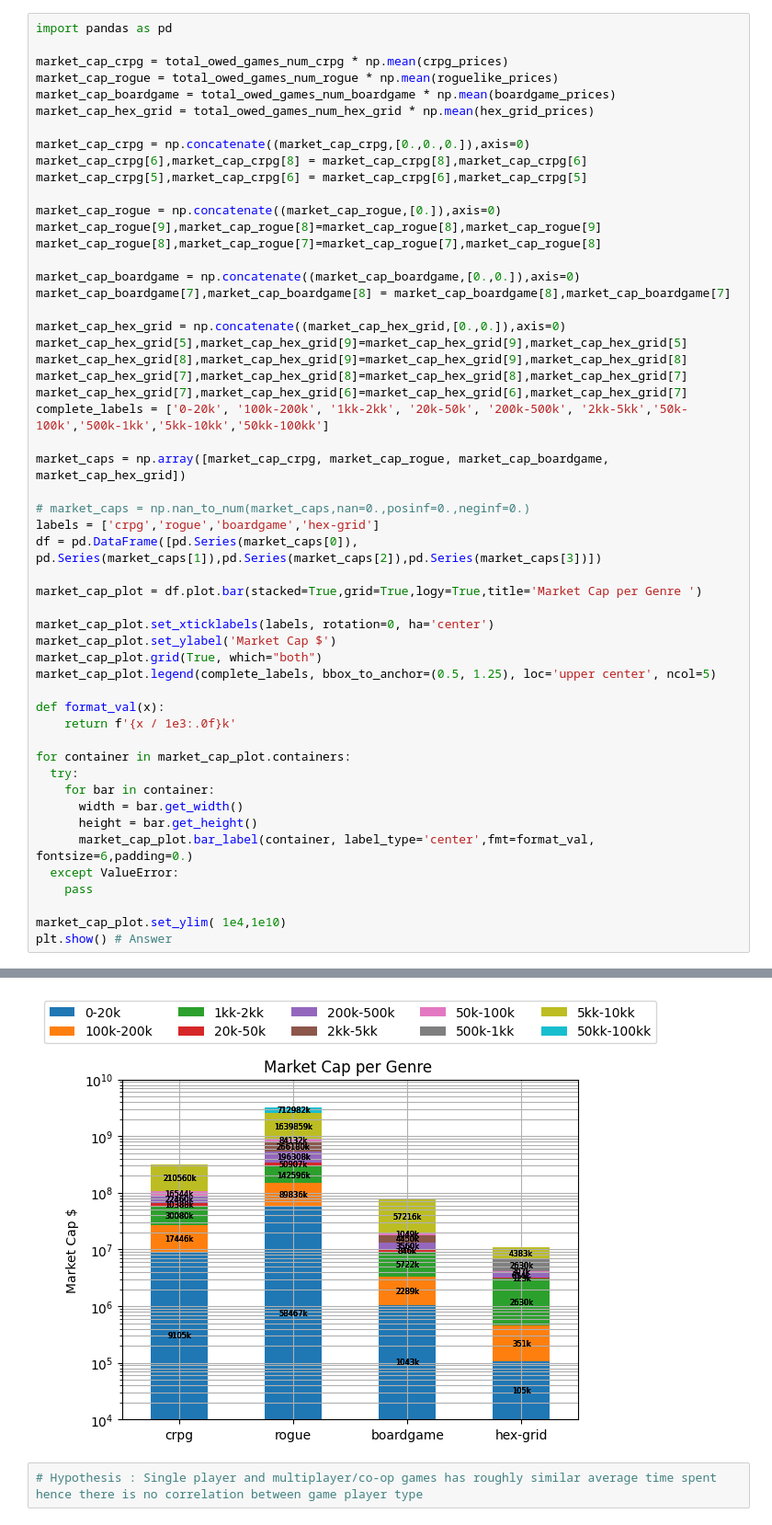
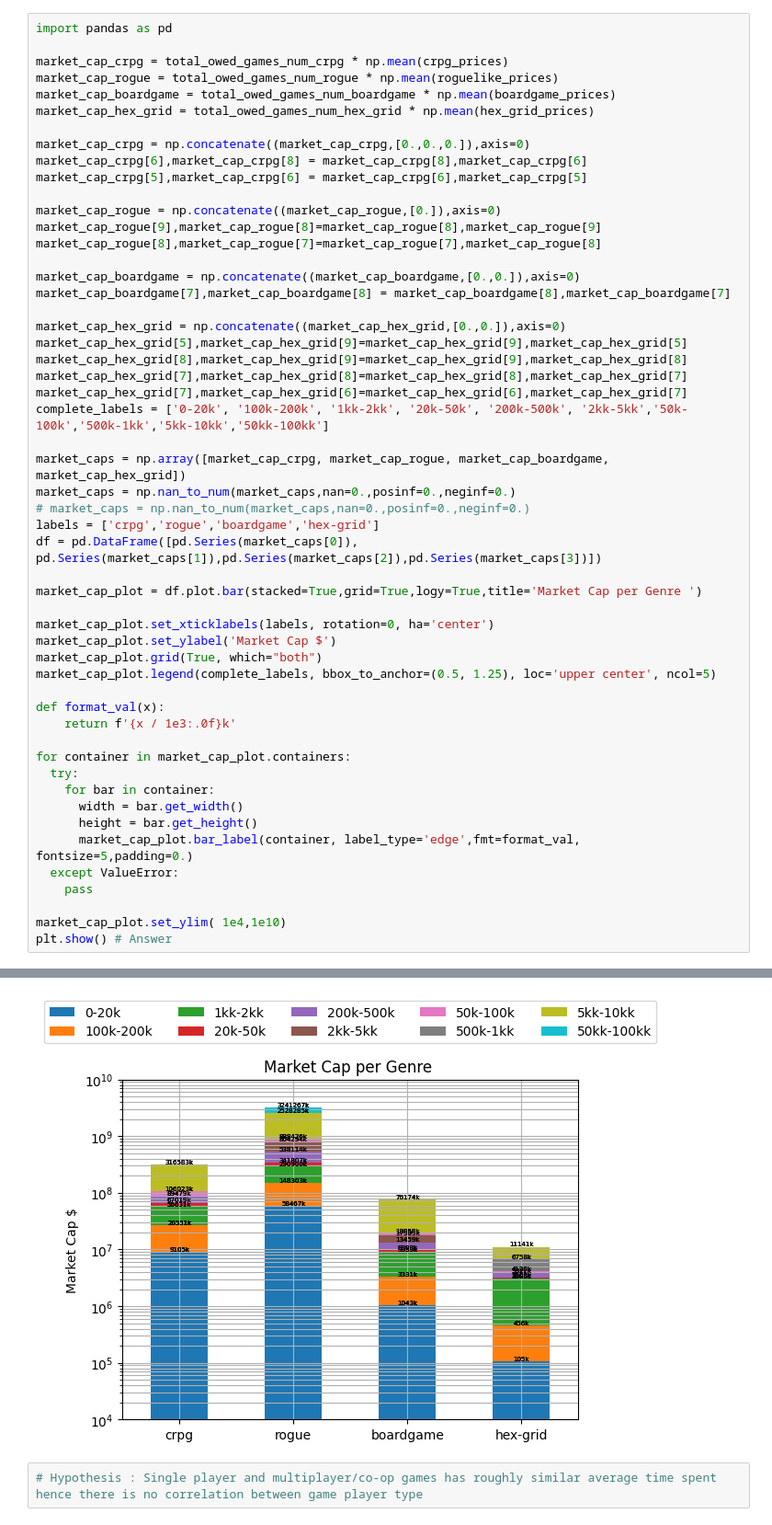
Before and after one commit to pmikola/steam_game_analysis, a Jupyter notebook: analysis.ipynb, the cells around one changed output, grey strips where cells are left out. Shown at 92% size. Drawn from its saved outputs; the diff is of its cells as text.

Commit message:
edge barplot change - need to offset those numbers left and rights

```diff
--- a/analysis.ipynb
+++ b/analysis.ipynb
@@ -544,7 +544,7 @@ market_cap_hex_grid[7],market_cap_hex_grid[6]=market_cap_hex_grid[6],market_cap_
 complete_labels = ['0-20k', '100k-200k', '1kk-2kk', '20k-50k', '200k-500k', '2kk-5kk','50k-100k','500k-1kk','5kk-10kk','50kk-100kk']
 
 market_caps = np.array([market_cap_crpg, market_cap_rogue, market_cap_boardgame, market_cap_hex_grid])
-
+market_caps = np.nan_to_num(market_caps,nan=0.,posinf=0.,neginf=0.)
 # market_caps = np.nan_to_num(market_caps,nan=0.,posinf=0.,neginf=0.)
 labels = ['crpg','rogue','boardgame','hex-grid']
 df = pd.DataFrame([pd.Series(market_caps[0]), pd.Series(market_caps[1]),pd.Series(market_caps[2]),pd.Series(market_caps[3])])
@@ -564,7 +564,7 @@ for container in market_cap_plot.containers:
     for bar in container:
       width = bar.get_width()
       height = bar.get_height()
-      market_cap_plot.bar_label(container, label_type='center',fmt=format_val, fontsize=6,padding=0.)
+      market_cap_plot.bar_label(container, label_type='edge',fmt=format_val, fontsize=5,padding=0.)
   except ValueError:
     pass
 
@@ -591,3 +574,3 @@ posx and posy should be finite values
-[figure, old version]
+[figure, new version]
 # %%
 # Hypothesis : Single player and multiplayer/co-op games has roughly similar average time spent hence there is no correlation between game player type
```
Also changed, not shown: parts of 1 cell of this notebook.
